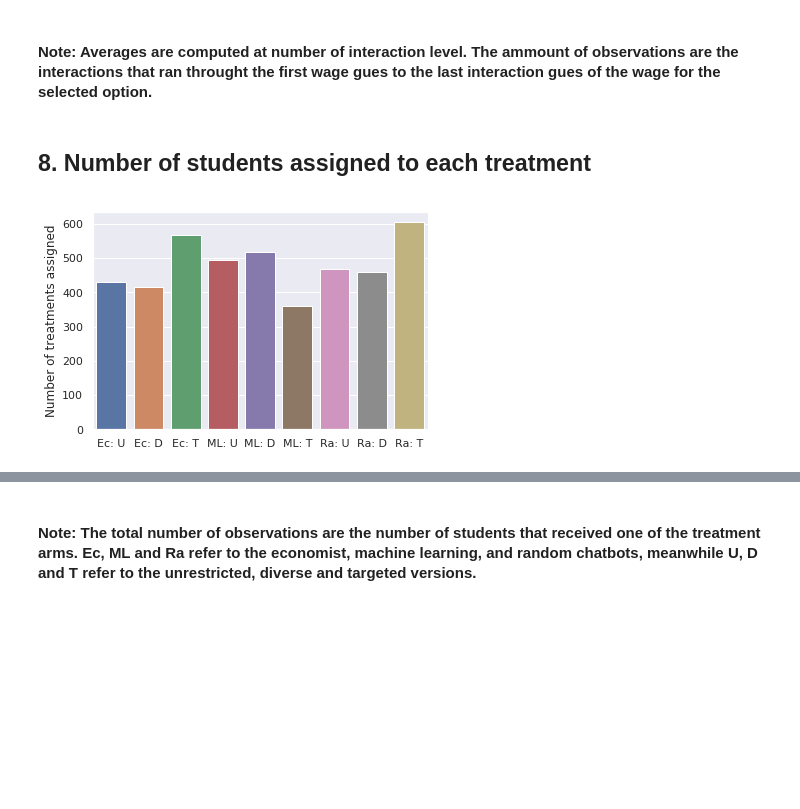
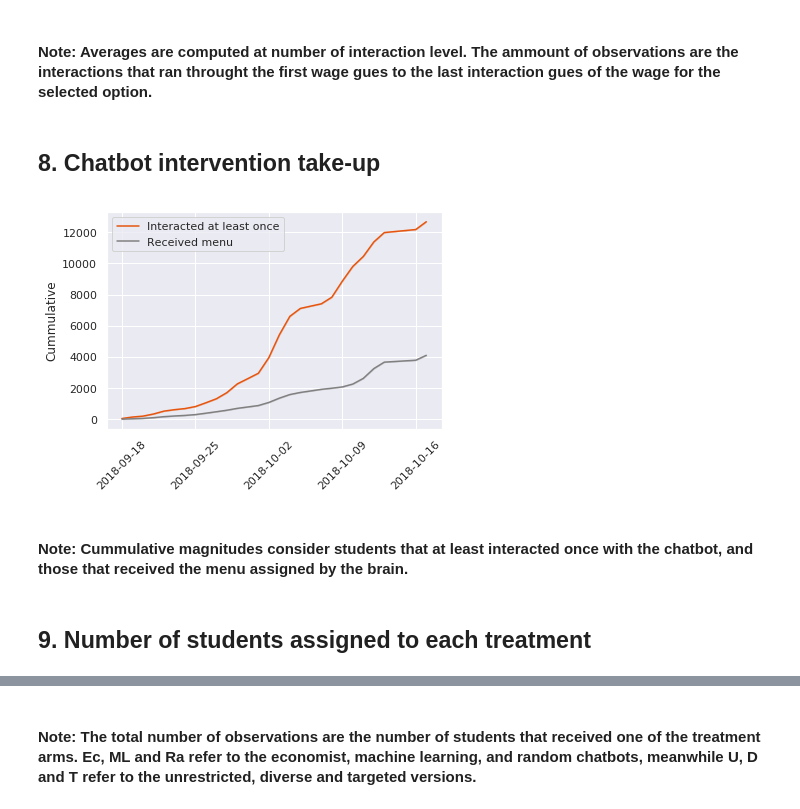
Before and after one commit to ConsiliumBots/consiliumbots.github.io, a Jupyter notebook: Chatbot_daily_Progress.ipynb, the cells around one changed output, grey strips where cells are left out. Drawn from its saved outputs; the diff is of its cells as text; code cells hidden in the pictures; blank space fills up the shorter version.

```diff
--- a/Chatbot_daily_Progress.ipynb
+++ b/Chatbot_daily_Progress.ipynb
@@ -382,15 +382,28 @@ plt.show()
 [figure]
 # %% [markdown]
 #### Note: Averages are computed at number of interaction level. The ammount of observations are the interactions that ran throught the first wage gues to the last interaction gues of the wage for the selected option.
+# %% [markdown]
+## 8. Chatbot intervention take-up
+# %%
+takeupData_Seed = seedAssignment.merge((allinteractions[['user', 'timestamp', 'days']].sort_values(by=['user','timestamp']).groupby(['user'])
+                                           .first().reset_index())
+                     , left_on='url_id', right_on='user', how='inner').sort_values(by=['days'])
+takeupData_Seed['Cummulative'] = np.cumsum(np.ones((takeupData_Seed.shape[0],1))).astype(int)
+
+takeupData = (allinteractions[['user', 'timestamp', 'days']].sort_values(by=['user','timestamp']).groupby(['user'])
+                                           .first().reset_index().sort_values(by=['days']))
+takeupData['Cummulative'] = np.cumsum(np.ones((takeupData.shape[0],1))).astype(int)
+
+fig, ax1 = plt.subplots()
+ax = sns.lineplot(x="days", y="Cummulative", data=takeupData, color=gcolor, label='Interacted at least once')
+ax2 = sns.lineplot(x="days", y="Cummulative", data=takeupData_Seed, color='gray', label='Received menu')
+ax.set_xlabel('')
+for tick in ax.get_xticklabels(): tick.set_rotation(45)
+plt.savefig('report/Takeup_levels.pdf', bbox_inches='tight')
+plt.show()
+# %% [output]
+[figure, added]
+# %% [markdown]
+#### Note: Cummulative magnitudes consider students that at least interacted once with the chatbot, and those that received the menu assigned by the brain.
 # %% [markdown]
-## 8. Number of students assigned to each treatment
+## 9. Number of students assigned to each treatment
-# %%
-seedAssignment['count'] = 1
-ax = sns.barplot(x="bot", y="count", data=seedAssignment.groupby(['bot']).sum().reset_index(), capsize=.2)
-ax.set_xlabel('')
-ax.set_ylabel('Number of treatments assigned')
-ax.set_xticklabels(bot_label)
-plt.savefig('report/Treatments_assigned.pdf', bbox_inches='tight')
-plt.show()
-# %% [output]
-[figure, removed]
```
Also changed, not shown: parts of 9 cells of this notebook, 12 other files.
